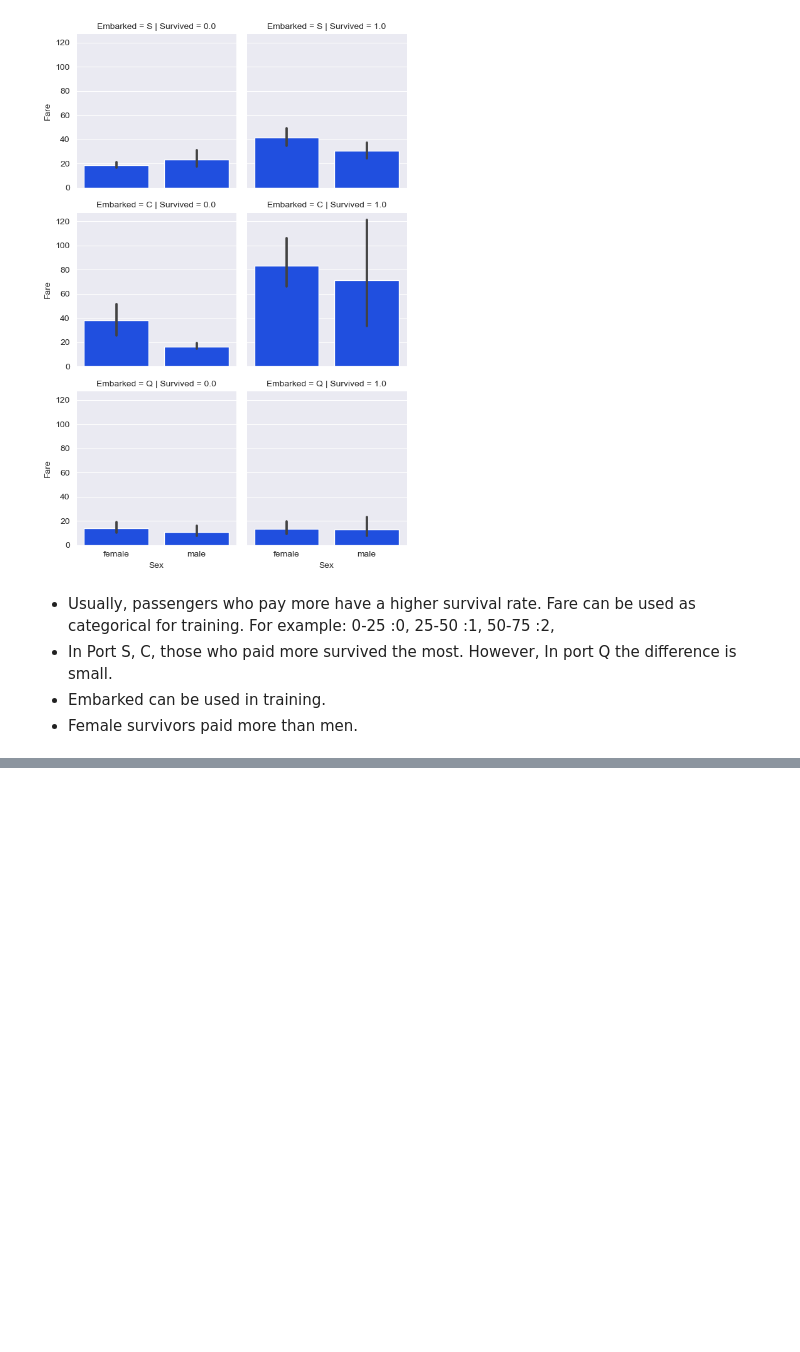
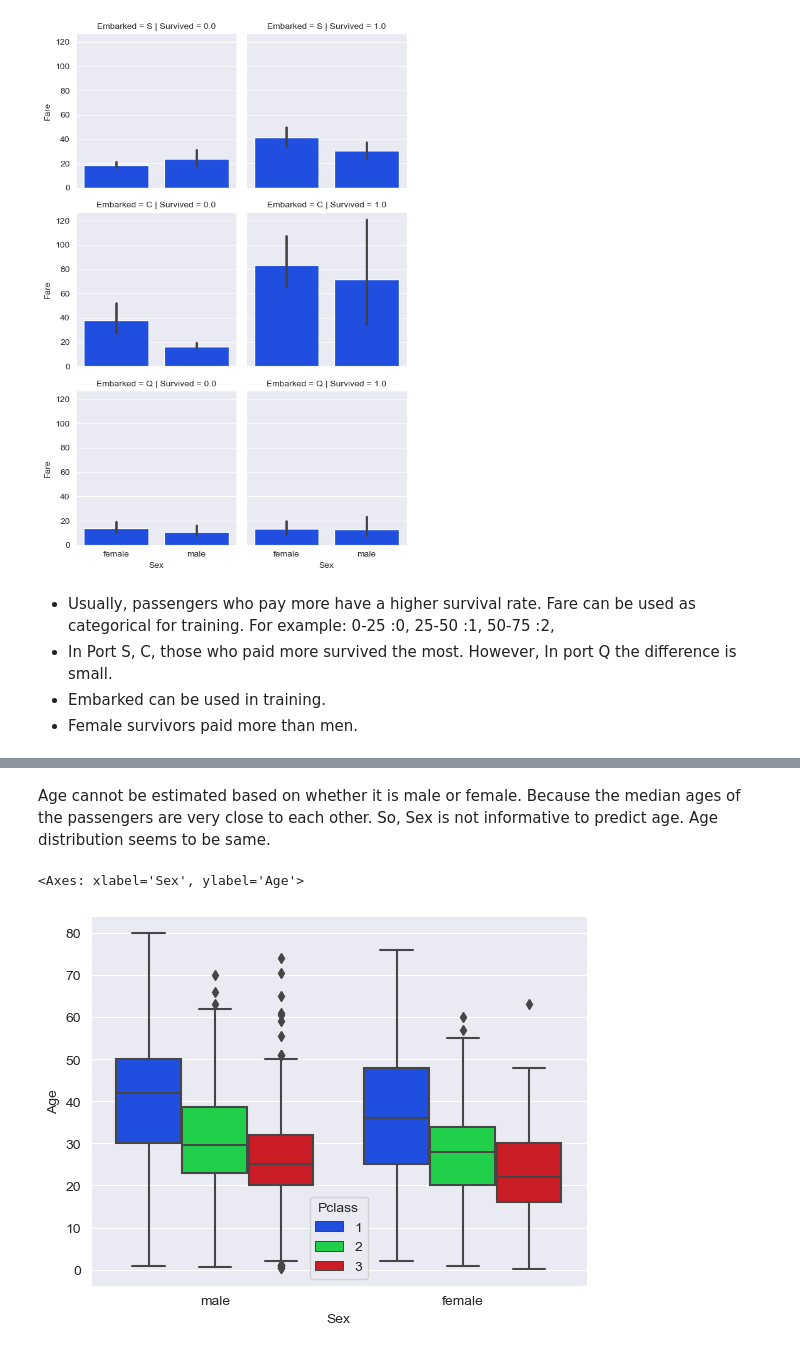
Before and after one commit to yasinsametkaraca/titanic-eda-prediction, a Jupyter notebook: titanic-predicton-exploratory-data-analysis-eda.ipynb, the cells around one changed output, grey strips where cells are left out. Saved outputs shown, nothing was run; the diff lists cells and outputs as text; code cells hidden in the pictures; blank space fills up the shorter version.

```diff
--- a/titanic-predicton-exploratory-data-analysis-eda.ipynb
+++ b/titanic-predicton-exploratory-data-analysis-eda.ipynb
@@ -586,0 +611,8 @@ plt.show()
+# %% [markdown]
+Age cannot be estimated based on whether it is male or female. Because the median ages of the passengers are very close to each other.
+So, Sex is not informative to predict age. Age distribution seems to be same.
+# %%
+sns.boxplot(x="Sex", y="Age", hue="Pclass", data=train_df)
+# %% [output]
+<Axes: xlabel='Sex', ylabel='Age'>
+[figure, added]
```
Also changed, not shown: parts of 35 cells of this notebook.
